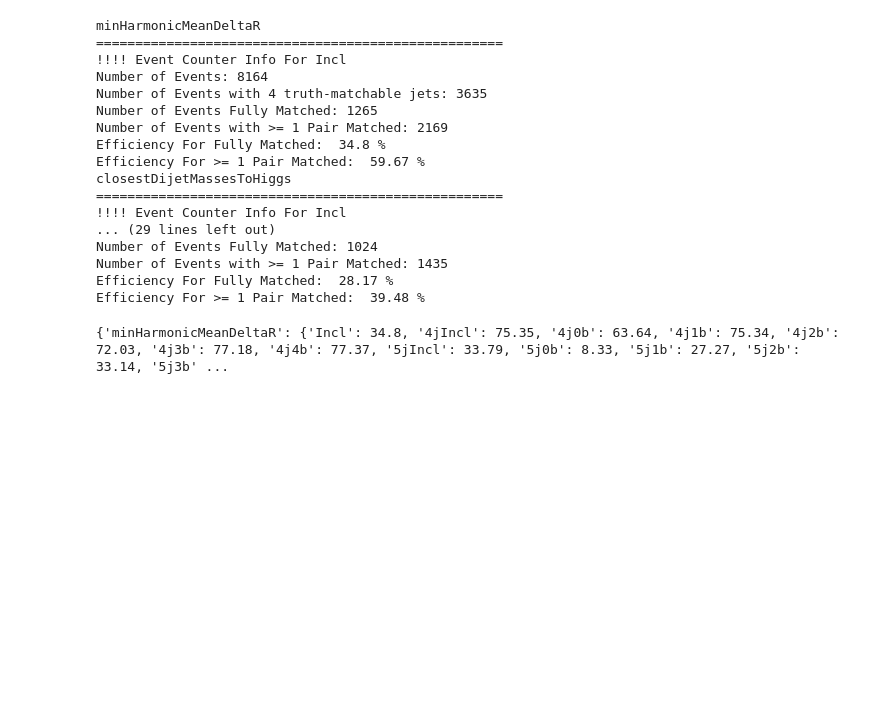
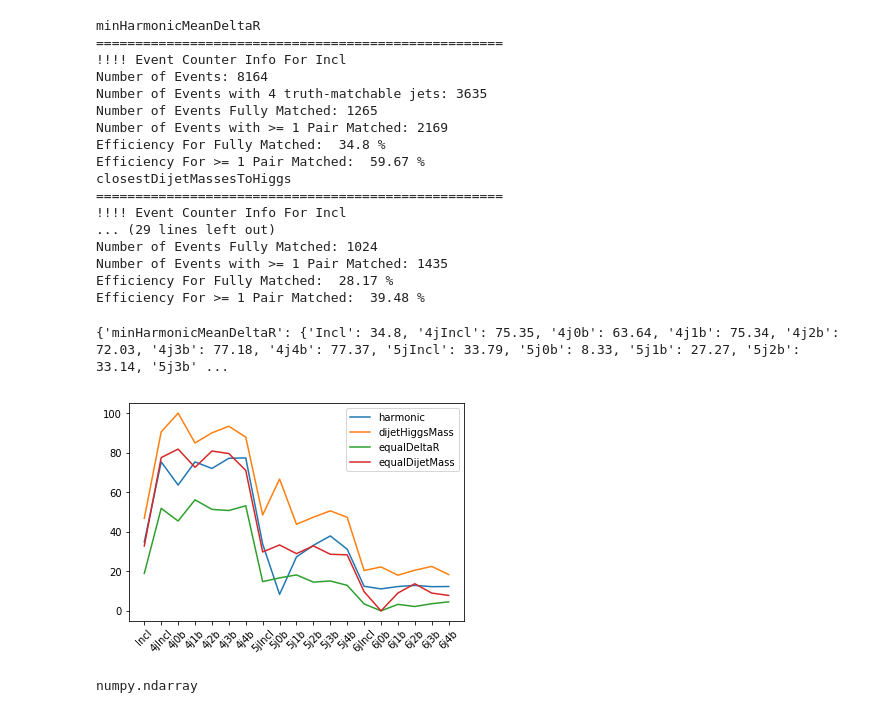
Before and after one commit to btannenw/CMS_machineLearning, a Jupyter notebook: diHiggsMLProject/testSamples_10k/higgsReconstructionAlgorithms.ipynb, the cells around one changed output. Drawn from its saved outputs; the diff is of its cells as text; code cells hidden in the pictures; blank space fills up the shorter version.

Commit message:
work to multi-plot efficiencies as ftn of jet/tag

```diff
--- a/diHiggsMLProject/testSamples_10k/higgsReconstructionAlgorithms.ipynb
+++ b/diHiggsMLProject/testSamples_10k/higgsReconstructionAlgorithms.ipynb
@@ -624,3 +625,45 @@ fullDict, oneDict = listOfEfficiencesForAlgorithm(eventCounterDict)
 print (fullDict)
 # %% [output]
 {'minHarmonicMeanDeltaR': {'Incl': 34.8, '4jIncl': 75.35, '4j0b': 63.64, '4j1b': 75.34, '4j2b': 72.03, '4j3b': 77.18, '4j4b': 77.37, '5jIncl': 33.79, '5j0b': 8.33, '5j1b': 27.27, '5j2b': 33.14, '5j3b' ...
+# %%
+np.arange(19)
+for algo in fullDict:
+    labels = [tagEff for tagEff in fullDict[algo]]
+    eff    = [fullDict[algo][tagEff] for tagEff in fullDict[algo]]
+    #print (algo)
+    #print (labels)
+    #print (eff)
+
+eff_harmonic = [fullDict['minHarmonicMeanDeltaR'][tagEff] for tagEff in fullDict['minHarmonicMeanDeltaR']]
+eff_dijetHiggsMass = [fullDict['closestDijetMassesToHiggs'][tagEff] for tagEff in fullDict['closestDijetMassesToHiggs']]
+eff_equalDeltaR = [fullDict['equalDeltaR'][tagEff] for tagEff in fullDict['equalDeltaR']]
+eff_equalDijetMass = [fullDict['equalDijetMass'][tagEff] for tagEff in fullDict['equalDijetMass']]
+# %%
+xvals = np.arange(19)
+y_harmonic = np.array(eff_harmonic)
+y_dijetHiggsMass = np.array(eff_dijetHiggsMass)
+y_equalDeltaR = np.array(eff_equalDeltaR)
+y_equalDijetMass = np.array(eff_equalDijetMass)
+
+plt.xticks(range(19), labels, rotation=45)
+#plt.xticks(yvals1, alpha=t, normed=_normed, label= iLabel+' Events')
+plt.plot(xvals, y_harmonic, label='harmonic')
+plt.plot(xvals, y_dijetHiggsMass, label='dijetHiggsMass')
+plt.plot(xvals, y_equalDeltaR, label='equalDeltaR')
+plt.plot(xvals, y_equalDijetMass, label='equalDijetMass')
+
+plt.legend(loc='upper right')
+
+# store figure copy for later saving
+fig = plt.gcf()
+
+# draw interactively
+plt.show()
+
+fig.savefig( 'algoEfficiencyAsFtnOfJetTag.png' )
+# %% [output]
+[figure, added]
+# %%
+type(xvals)
+# %% [output]
+numpy.ndarray
```
Also changed, not shown: parts of 2 cells of this notebook, 1 other file.
